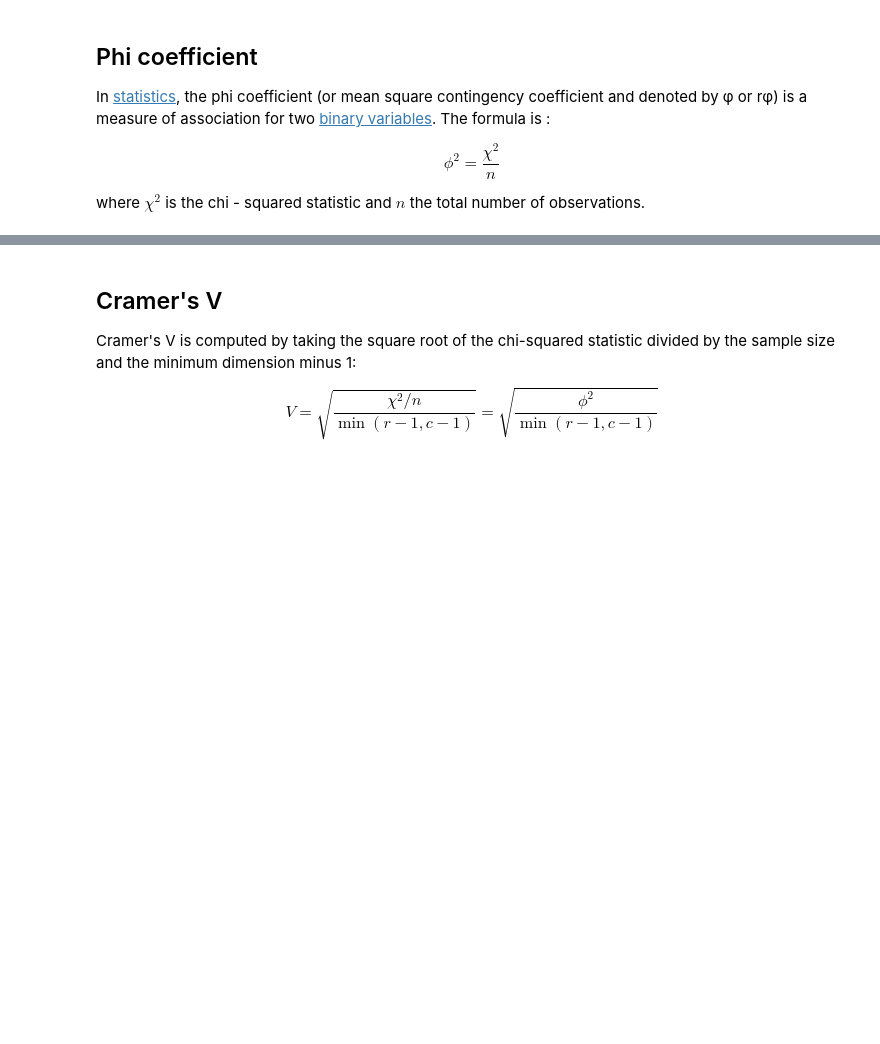
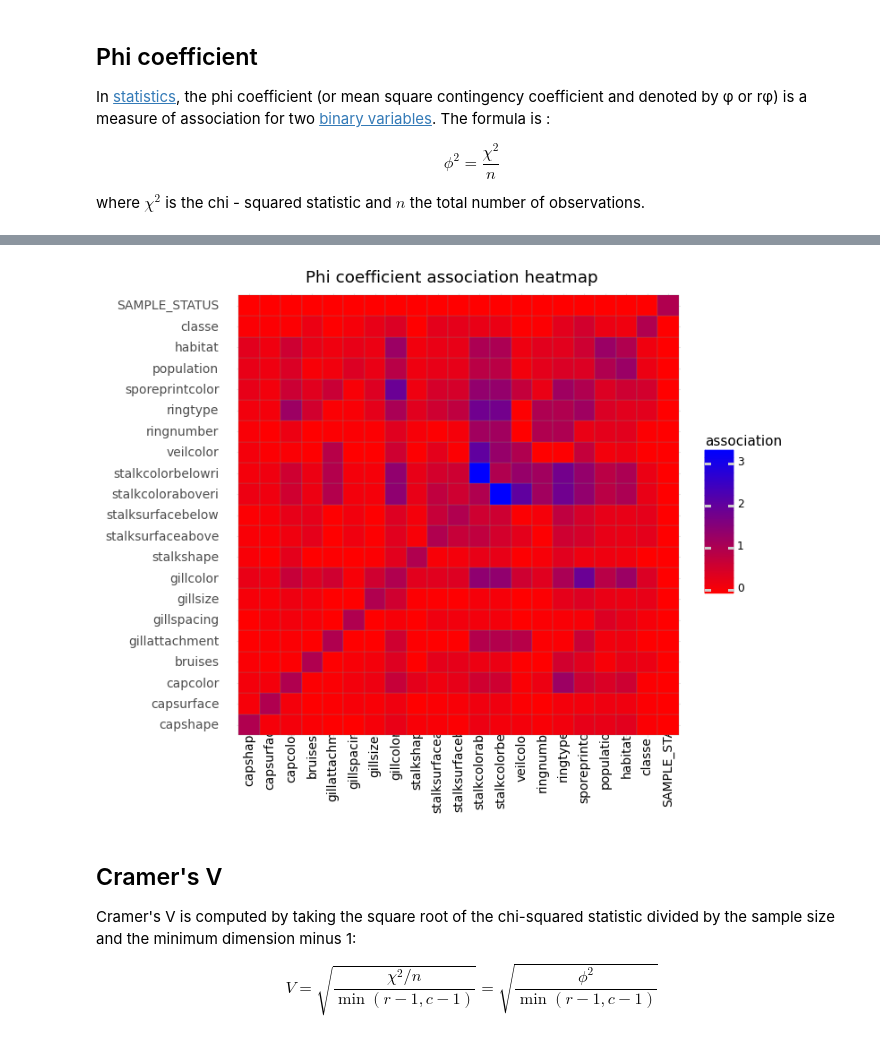
Before and after one commit to enfantbenidedieu/scientistmetrics, a Jupyter notebook: scientistmetrics.ipynb, the cells around one changed output, grey strips where cells are left out. Cells and saved outputs as stored; diff of their text form; code cells hidden in the pictures; blank space fills up the shorter version.

```diff
--- a/scientistmetrics.ipynb
+++ b/scientistmetrics.ipynb
@@ -76,7 +82,6 @@ $$
 where $\chi^{2}$ is the chi - squared statistic and $n$ the total number of observations.
 # %%
 # Phi coeffcient
-fig,axe = plt.subplots(figsize=(12,12))
-phi = sm.scientistmetrics(df,method="phi",plot=True,ax=axe)
+phi = sm.scientistmetrics(df,method="phi")
 phi
 # %% [output]
@@ -99,6 +103,14 @@ phi
 | classe | 0.060305 | 0.038779 | 0.047710 | 2.515327e-01 | 0.016693 | 0.121373 | 0.291626 | 0.463530 | 0.010408 | ... |
 | SAMPLE_STATUS | 0.000510 | 0.000291 | 0.001445 | 3.809163e-07 | 0.000006 | 0.000114 | 0.000008 | 0.002522 | 0.000073 | ... |
 21 rows × 21 columns
+# %%
+# Heatmap
+p = sm.ggheatmap(phi,
+                 title="Phi coefficient association heatmap",
+                 tl_cex = 10,tl_srt = 90)
+print(p)
+# %% [output]
+[figure, added]
 # %% [markdown]
 ## Cramer's V
 
```
Also changed, not shown: parts of 11 cells of this notebook, 2 other files.
